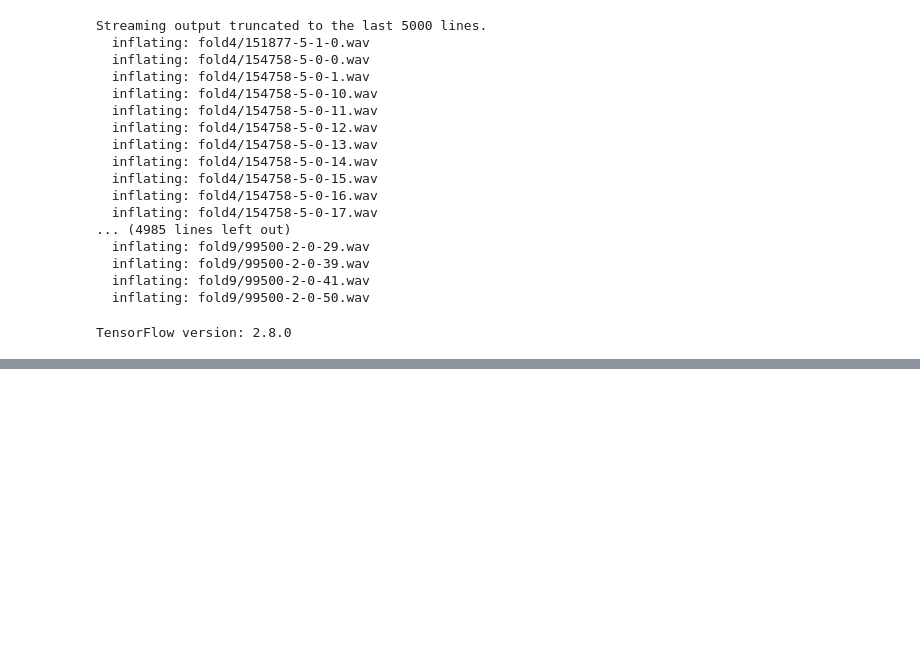
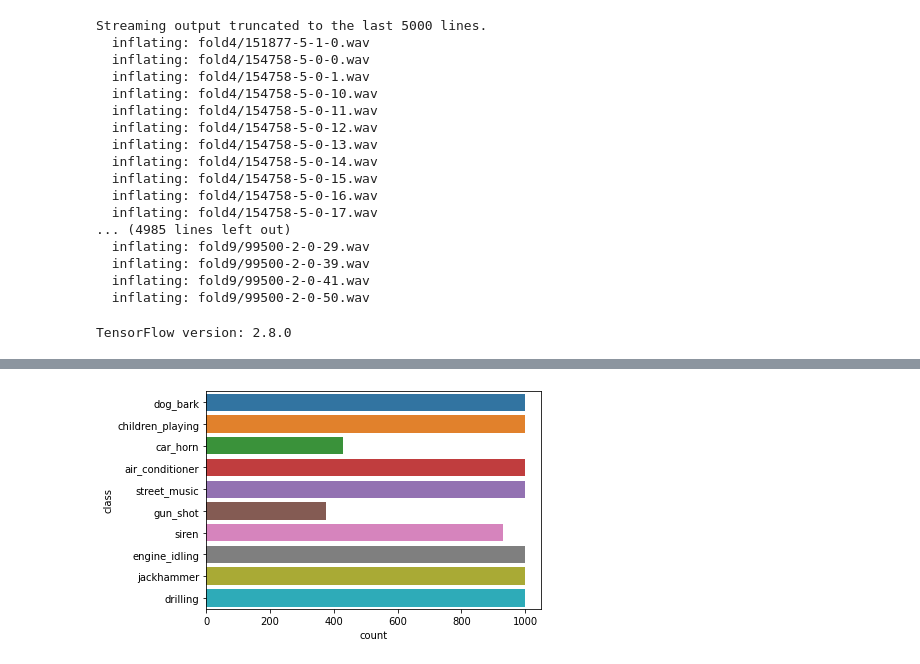
Before and after one commit to fatmaaerr/ML_Urbansound8k_project, a Jupyter notebook: ML_Project_Data_Preparation.ipynb, the cells around one changed output, grey strips where cells are left out. Cells and saved outputs as stored; diff of their text form; code cells hidden in the pictures; blank space fills up the shorter version.

```diff
--- a/ML_Project_Data_Preparation.ipynb
+++ b/ML_Project_Data_Preparation.ipynb
@@ -437,0 +94,7 @@ X_test_all
+# %%
+import seaborn as sns
+# sns.set_theme(style="darkgrid")
+# sound_type = pd.DataFrame(data=data, columns=["class"])
+ax = sns.countplot(y="class", data=US8K)
+# %% [output]
+[figure, added]
```
Also changed, not shown: parts of 57 cells of this notebook.
